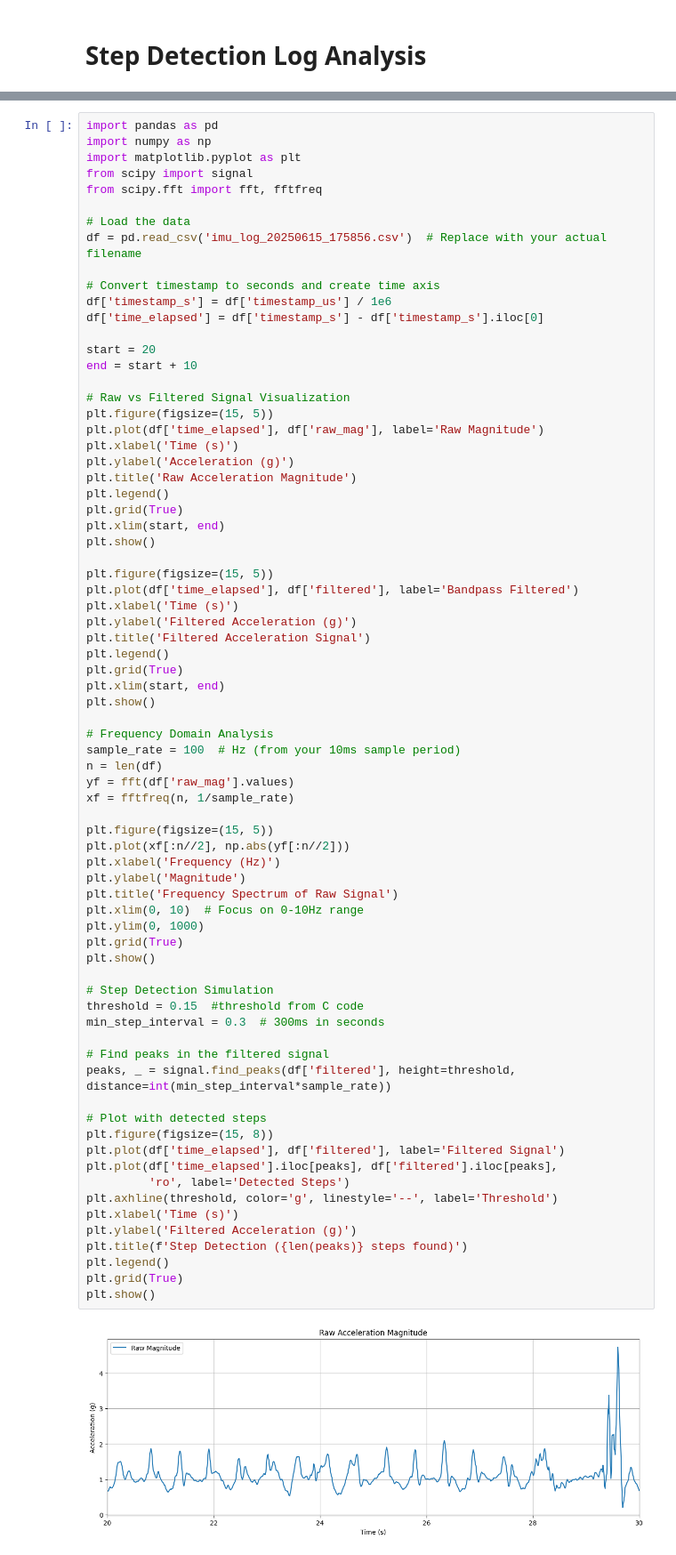
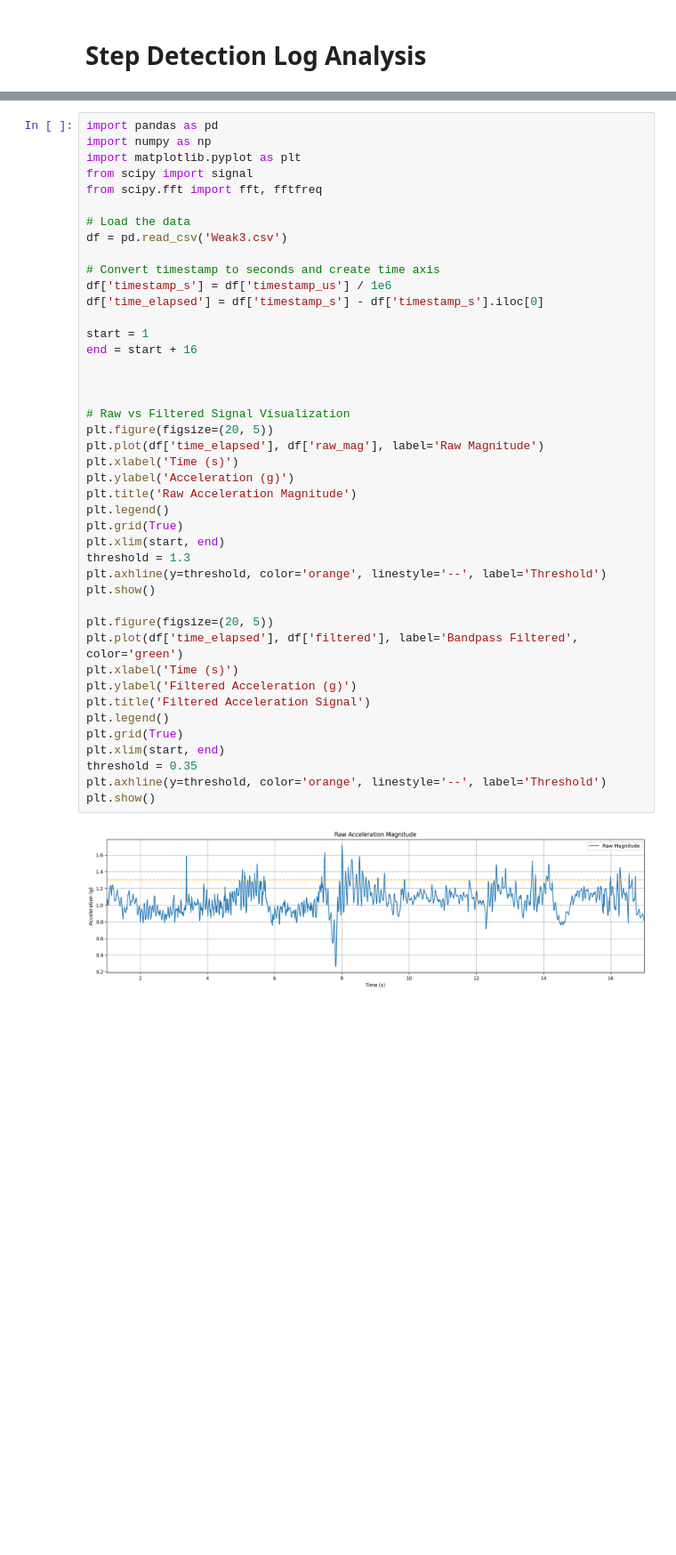
Before and after one commit to Fate8880/MoveMate, a Jupyter notebook: step_analysis.ipynb, the cells around one changed output, grey strips where cells are left out. Shown at 89% size. Cells and saved outputs as stored; diff of their text form; blank space fills up the shorter version.

```diff
--- a/step_analysis.ipynb
+++ b/step_analysis.ipynb
@@ -5,73 +7,43 @@ import pandas as pd
 import numpy as np
 import matplotlib.pyplot as plt
 from scipy import signal
 from scipy.fft import fft, fftfreq
 
 # Load the data
-df = pd.read_csv('imu_log_20250615_175856.csv')  # Replace with your actual filename
+df = pd.read_csv('Weak3.csv')
 
 # Convert timestamp to seconds and create time axis
 df['timestamp_s'] = df['timestamp_us'] / 1e6
 df['time_elapsed'] = df['timestamp_s'] - df['timestamp_s'].iloc[0]
 
-start = 20
-end = start + 10
+start = 1
+end = start + 16
+
+
 
 # Raw vs Filtered Signal Visualization
-plt.figure(figsize=(15, 5))
+plt.figure(figsize=(20, 5))
 plt.plot(df['time_elapsed'], df['raw_mag'], label='Raw Magnitude')
 plt.xlabel('Time (s)')
 plt.ylabel('Acceleration (g)')
 plt.title('Raw Acceleration Magnitude')
 plt.legend()
 plt.grid(True)
 plt.xlim(start, end)
+threshold = 1.3
+plt.axhline(y=threshold, color='orange', linestyle='--', label='Threshold')
 plt.show()
 
-plt.figure(figsize=(15, 5))
-plt.plot(df['time_elapsed'], df['filtered'], label='Bandpass Filtered')
+plt.figure(figsize=(20, 5))
+plt.plot(df['time_elapsed'], df['filtered'], label='Bandpass Filtered', color='green')
 plt.xlabel('Time (s)')
 plt.ylabel('Filtered Acceleration (g)')
 plt.title('Filtered Acceleration Signal')
 plt.legend()
 plt.grid(True)
 plt.xlim(start, end)
+threshold = 0.35
+plt.axhline(y=threshold, color='orange', linestyle='--', label='Threshold')
 plt.show()
-
-# Frequency Domain Analysis
-sample_rate = 100  # Hz (from your 10ms sample period)
-n = len(df)
-yf = fft(df['raw_mag'].values)
-xf = fftfreq(n, 1/sample_rate)
-
-plt.figure(figsize=(15, 5))
-plt.plot(xf[:n//2], np.abs(yf[:n//2]))
-plt.xlabel('Frequency (Hz)')
-plt.ylabel('Magnitude')
-plt.title('Frequency Spectrum of Raw Signal')
-plt.xlim(0, 10)  # Focus on 0-10Hz range
-plt.ylim(0, 1000)
-plt.grid(True)
-plt.show()
-
-# Step Detection Simulation
-threshold = 0.15  #threshold from C code
-min_step_interval = 0.3  # 300ms in seconds
-
-# Find peaks in the filtered signal
-peaks, _ = signal.find_peaks(df['filtered'], height=threshold, distance=int(min_step_interval*sample_rate))
-
-# Plot with detected steps
-plt.figure(figsize=(15, 8))
-plt.plot(df['time_elapsed'], df['filtered'], label='Filtered Signal')
-plt.plot(df['time_elapsed'].iloc[peaks], df['filtered'].iloc[peaks],
-         'ro', label='Detected Steps')
-plt.axhline(threshold, color='g', linestyle='--', label='Threshold')
-plt.xlabel('Time (s)')
-plt.ylabel('Filtered Acceleration (g)')
-plt.title(f'Step Detection ({len(peaks)} steps found)')
-plt.legend()
-plt.grid(True)
-plt.show()
 # %% [output]
-[figure, old version]
+[figure, new version]
```
Also changed, not shown: parts of 6 cells of this notebook, 4 other files.
